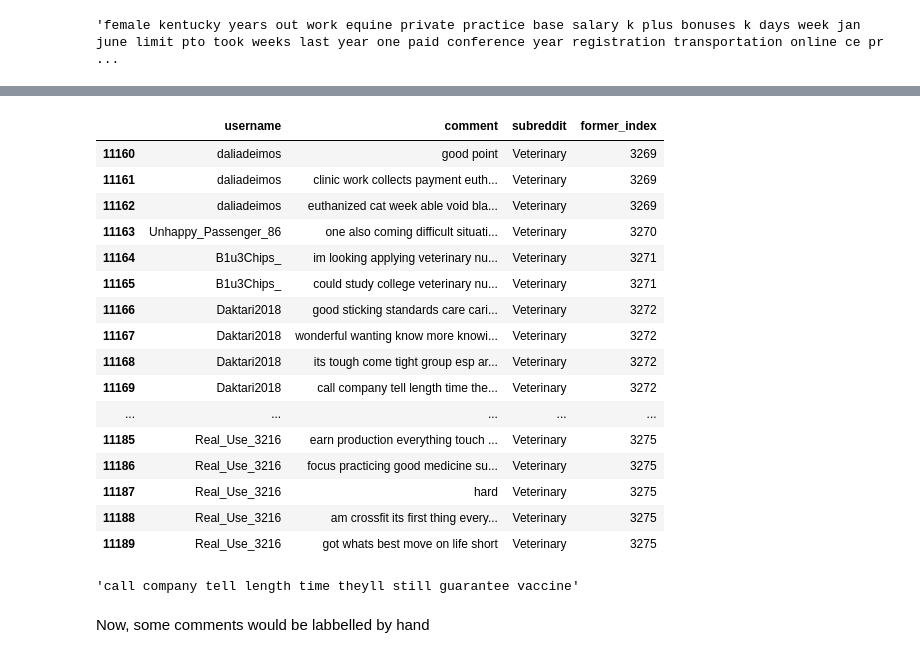
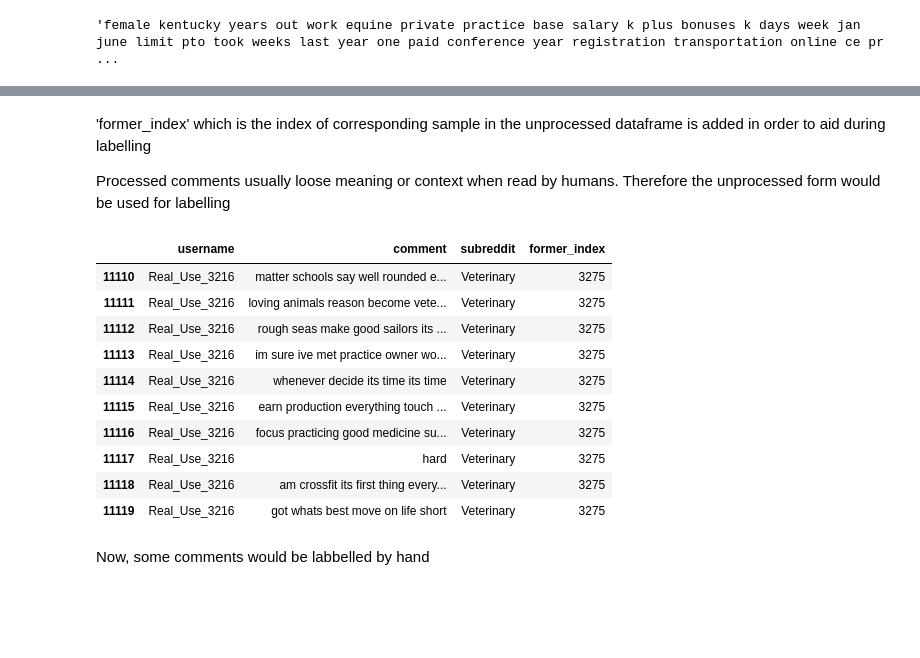
Before and after one commit to usmanadaudu/Doctor-Vet-Classification, a Jupyter notebook: Doctor-vet-classification-model-bulding_new.ipynb, the cells around one changed output, grey strips where cells are left out. Drawn from its saved outputs; the diff is of its cells as text; code cells hidden in the pictures; blank space fills up the shorter version.

```diff
--- a/Doctor-vet-classification-model-bulding_new.ipynb
+++ b/Doctor-vet-classification-model-bulding_new.ipynb
@@ -303,9 +344,16 @@ def remove_non_alphabets(text):
     return " | ".join(text_list)
 # %%
 def remove_unneeded_spaces(text):
-    text_list = text.split("|")
-    for i in range(len(text_list)):
-        text_list[i] = re.sub(r"(\s)+", " ", text_list[i].strip())
-    return " | ".join(text_list)
+    """
+    This function reduces multiple adjacent spaces to a single space in text"
+
+    Arg
+    text (string): text to be worked on
+
+    output
+    (string): text where all multiple spaces (if any) have been reduced to a single space
+    """
+    text = re.sub(r"(\s)+", " ", text).strip()
+    return text
 # %%
 def remove_repeated_sentence(text):
@@ -319,13 +387,41 @@ def remove_repeated_sentence(text):
     return " | ".join(unique_comment)
 # %%
 def nlp_preprocessing(text):
+    """
+    This function applies preprocesses texts"
+
+    Arg
+    text (string): text to be worked on
+
+    output
+    (string): preprocessed text
+    """
+    # remove web links from text
     text = remove_web_link(text)
+
+    # remove file directories from text
     text = remove_directories(text)
+
+    # remove deleted comments in text
     text = remove_deleted_comments(text)
+
+    # remove english stopwords in texts
     text = remove_stopwords(text)
+
+    # remove punctuations in text
     text = remove_punctuations(text)
+
+    # remove non-alphabetic characters in text
     text = remove_non_alphabets(text)
+
+    # reduce multiple adjacent spaces to a single space
     text = remove_unneeded_spaces(text)
+
+    # remove repeated comments
     text = remove_repeated_sentence(text)
+
+    # convert all characters to lower case
     text = text.lower()
+
+    # return preprocessed text
     return text
@@ -470,27 +604,21 @@ user_separated_comment_df
+# %% [markdown]
+'former_index' which is the index of corresponding sample in the unprocessed dataframe is added in order to aid during labelling
+
+Processed comments usually loose meaning or context when read by humans. Therefore the unprocessed form would be used for labelling
 # %%
-user_separated_comment_df.tail(30)
+user_separated_comment_df.tail(10)
 # %% [output]
 |  | username | comment | subreddit | former_index |
-| 11160 | daliadeimos | good point | Veterinary | 3269 |
-| 11161 | daliadeimos | clinic work collects payment euth... | Veterinary | 3269 |
-| 11162 | daliadeimos | euthanized cat week able void bla... | Veterinary | 3269 |
-| 11163 | Unhappy_Passenger_86 | one also coming difficult situati... | Veterinary | 3270 |
-| 11164 | B1u3Chips_ | im looking applying veterinary nu... | Veterinary | 3271 |
-| 11165 | B1u3Chips_ | could study college veterinary nu... | Veterinary | 3271 |
-| 11166 | Daktari2018 | good sticking standards care cari... | Veterinary | 3272 |
-| 11167 | Daktari2018 | wonderful wanting know more knowi... | Veterinary | 3272 |
-| 11168 | Daktari2018 | its tough come tight group esp ar... | Veterinary | 3272 |
-| 11169 | Daktari2018 | call company tell length time the... | Veterinary | 3272 |
-| ... | ... | ... | ... | ... |
-| 11185 | Real_Use_3216 | earn production everything touch ... | Veterinary | 3275 |
-| 11186 | Real_Use_3216 | focus practicing good medicine su... | Veterinary | 3275 |
-| 11187 | Real_Use_3216 | hard | Veterinary | 3275 |
-| 11188 | Real_Use_3216 | am crossfit its first thing every... | Veterinary | 3275 |
-| 11189 | Real_Use_3216 | got whats best move on life short | Veterinary | 3275 |
+| 11110 | Real_Use_3216 | matter schools say well rounded e... | Veterinary | 3275 |
+| 11111 | Real_Use_3216 | loving animals reason become vete... | Veterinary | 3275 |
+| 11112 | Real_Use_3216 | rough seas make good sailors its ... | Veterinary | 3275 |
+| 11113 | Real_Use_3216 | im sure ive met practice owner wo... | Veterinary | 3275 |
+| 11114 | Real_Use_3216 | whenever decide its time its time | Veterinary | 3275 |
+| 11115 | Real_Use_3216 | earn production everything touch ... | Veterinary | 3275 |
+| 11116 | Real_Use_3216 | focus practicing good medicine su... | Veterinary | 3275 |
+| 11117 | Real_Use_3216 | hard | Veterinary | 3275 |
+| 11118 | Real_Use_3216 | am crossfit its first thing every... | Veterinary | 3275 |
+| 11119 | Real_Use_3216 | got whats best move on life short | Veterinary | 3275 |
-# %%
-user_separated_comment_df.iloc[11169]["comment"]
-# %% [output]
-'call company tell length time theyll still guarantee vaccine'
 # %% [markdown]
 Now, some comments would be labbelled by hand
 # %% [markdown]
```
Also changed, not shown: parts of 79 cells of this notebook.
